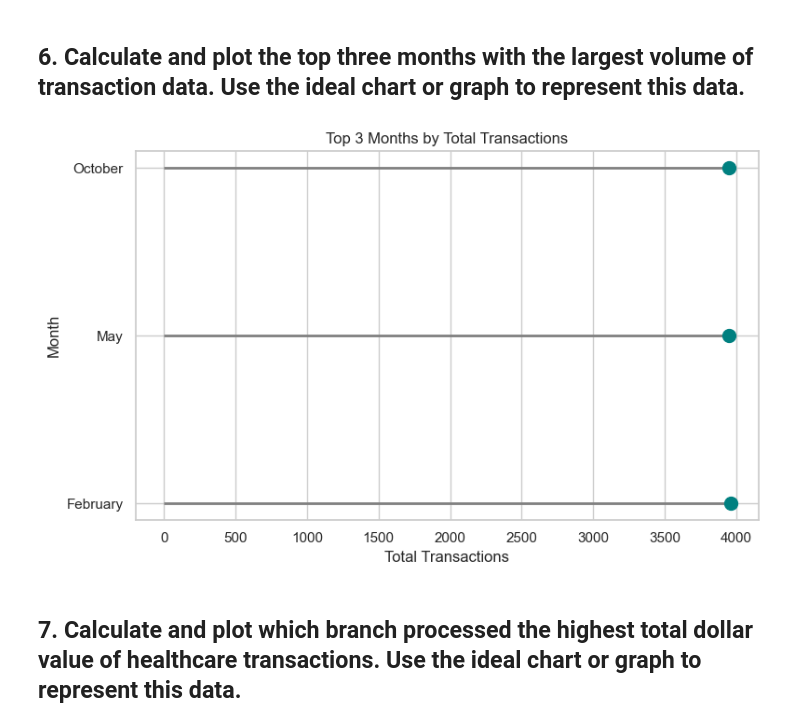
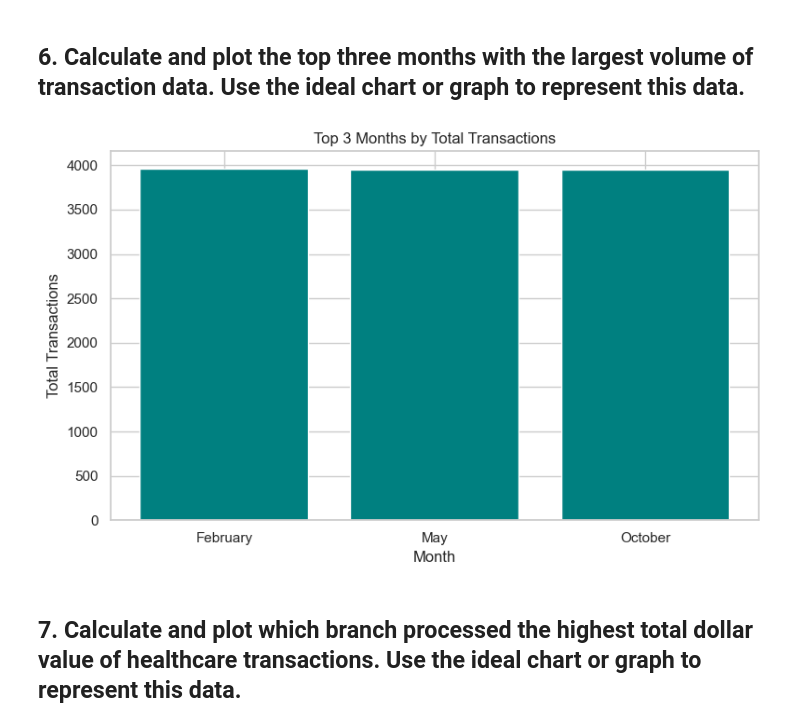
Before and after one commit to juanHunOfficial/data_capstone_proj, a Jupyter notebook: final_code/test_visuals.ipynb, the cells around one changed output. Saved outputs shown, nothing was run; the diff lists cells and outputs as text; code cells hidden in the pictures.

Commit message:
Refector visualization graphs

```diff
--- a/final_code/test_visuals.ipynb
+++ b/final_code/test_visuals.ipynb
@@ -203,39 +203,36 @@ plot_rejected_male_apps(cursor)
 # %%
 def plot_top_three_months(cursor: object) -> None:
     # count(transaction_id) was used over sum(transaction_value) because the question was asking for volume not sum or revenue etc.
     cursor.execute(
         """
             select month(timeid), count(transaction_id) as total
             from cdw_sapp_credit_card
             group by month(timeid)
             order by total desc
             limit 3;
         """
     )
 
     df = pd.DataFrame(cursor.fetchall(), columns=["Month", "Total Transactions"])
-    # convert the numbers returned to months in place
-    df['Month'] = df['Month'].apply(lambda x: calendar.month_name[int(x)])
 
+    # Convert numeric month to full month name
+    df["Month"] = df["Month"].apply(lambda x: calendar.month_name[int(x)])
+
+    # Plot a bar chart
     plt.figure(figsize=(8, 5))
+    plt.bar(df["Month"], df["Total Transactions"], color="teal")
 
-    # Draw stems
-    plt.hlines(y=df["Month"], xmin=0, xmax=df["Total Transactions"], color='gray', linewidth=2)
-
-    # Draw dots
-    plt.plot(df["Total Transactions"], df["Month"], "o", color="teal", markersize=10)
-
-    # Labels and title
+    # Add labels and title
     plt.title("Top 3 Months by Total Transactions")
-    plt.xlabel("Total Transactions")
-    plt.ylabel("Month")
+    plt.xlabel("Month")
+    plt.ylabel("Total Transactions")
+    plt.yticks(range(0, 4500, 500))
     plt.tight_layout()
     plt.show()
 
-
 plot_top_three_months(cursor)
 # %% [output]
-[figure, old version]
+[figure, new version]
 # %% [markdown]
 ## 7. Calculate and plot which branch processed the highest total dollar value of healthcare transactions. Use the ideal chart or graph to represent this data.
 # %%
```
Also changed, not shown: parts of 1 cell of this notebook, 4 other files.
